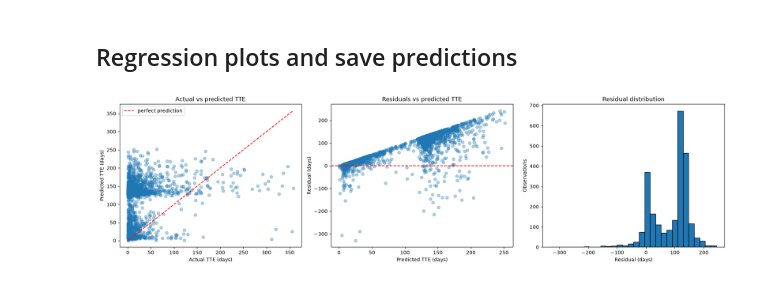
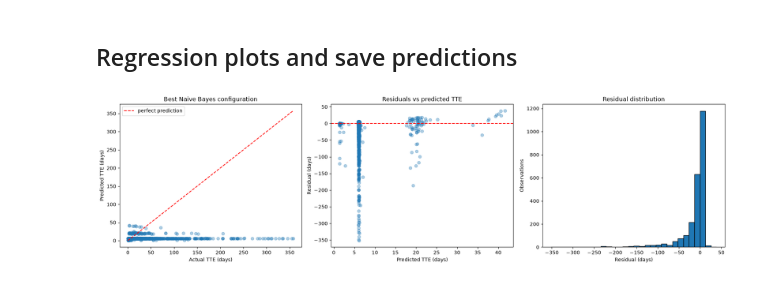
Before and after one commit to Sowmya-Ramesh-24/Satellite-Anomaly-Prediction-ML-Project, a Jupyter notebook: notebooks/naive_bayes.ipynb, the cells around one changed output. Drawn from its saved outputs; the diff is of its cells as text; code cells hidden in the pictures.

Commit message:
Updated Modified Naive Bayes Version

```diff
--- a/notebooks/naive_bayes.ipynb
+++ b/notebooks/naive_bayes.ipynb
@@ -196,60 +411,127 @@ Naive Bayes Survival RMSE: 107.400761 days
 # %% [markdown]
 ## Regression plots and save predictions
 # %%
+oof_pred = best_result["predictions"]
+fold = best_result["fold"]
 residuals = oof_pred - y
 fig, axes = plt.subplots(1, 3, figsize=(18, 5))
-
 axes[0].scatter(y, oof_pred, alpha=0.35)
 line_max = max(y.max(), oof_pred.max())
 axes[0].plot([0, line_max], [0, line_max], "r--", label="perfect prediction")
-axes[0].set_title("Actual vs predicted TTE")
+axes[0].set_title("Best Naive Bayes configuration")
 axes[0].set_xlabel("Actual TTE (days)")
 axes[0].set_ylabel("Predicted TTE (days)")
 axes[0].legend()
-
 axes[1].scatter(oof_pred, residuals, alpha=0.35)
 axes[1].axhline(0, color="r", linestyle="--")
 axes[1].set_title("Residuals vs predicted TTE")
 axes[1].set_xlabel("Predicted TTE (days)")
 axes[1].set_ylabel("Residual (days)")
-
 axes[2].hist(residuals, bins=30, edgecolor="black")
 axes[2].set_title("Residual distribution")
 axes[2].set_xlabel("Residual (days)")
 axes[2].set_ylabel("Observations")
-
 plt.tight_layout()
 plt.show()
 
+# Keep the previously recorded legacy baseline separate from the selected candidate.
+legacy_metrics = {"mae_days": 91.73294877493684, "rmse_days": 107.40076128452704, "rae": 30.151400538759887}
+legacy_row = experiment_table.configuration.eq("original_baseline")
+for metric_name, metric_value in legacy_metrics.items():
+    experiment_table.loc[legacy_row, metric_name] = metric_value
+experiment_table.loc[legacy_row, "rae_percent"] = legacy_metrics["rae"] * 100
+baseline_result.update(legacy_metrics)
 results_dir = PROJECT / "results"
 results_dir.mkdir(parents=True, exist_ok=True)
+
+# Selected model checks and survival-curve validity.
+check_train, check_test = next(kfold.split(X))
+check_features = best_result["features"]
+check_pipeline = Pipeline([
+    ("imputer", SimpleImputer(strategy="median")),
+    ("scaler", StandardScaler()),
+    ("regressor", make_estimator(
+        best_result["kind"], best_result["n_time_points"],
+        best_result["var_smoothing"], best_result["grid_strategy"],
+        best_result["integration"],
+    )),
+])
+check_pipeline.fit(X.iloc[check_train][check_features], y[check_train])
+check_estimator = check_pipeline.named_steps["regressor"]
+if isinstance(check_estimator, NaiveBayesSurvivalRegressor):
+    check_survival = check_estimator.predict_survival(
+        check_pipeline[:-1].transform(X.iloc[check_test][check_features])
+    )
+    if not np.isfinite(check_survival).all() or (check_survival < 0).any() or (check_survival > 1).any():
+        raise ValueError("Survival probabilities must stay within [0, 1].")
+    if (np.diff(check_survival, axis=1) > 1e-12).any():
+        raise ValueError("Survival probabilities must be non-increasing over time.")
+if len(oof_pred) != len(y) or not np.isfinite(oof_pred).all() or (oof_pred < 0).any():
+    raise ValueError("Predictions and targets must have matching finite valid values.")
+
+# Grouped robustness: this is a separate unseen-satellite evaluation.
+from sklearn.model_selection import GroupKFold
+grouped_kfold = GroupKFold(n_splits=C.N_SPLITS)
+grouped_predictions = np.full(len(df), np.nan)
+for train_idx, test_idx in grouped_kfold.split(X, y, groups=df["sat"]):
+    grouped_pipeline = Pipeline([
+        ("imputer", SimpleImputer(strategy="median")),
+        ("scaler", StandardScaler()),
+        ("regressor", make_estimator(
+            best_result["kind"], best_result["n_time_points"],
+            best_result["var_smoothing"], best_result["grid_strategy"],
+            best_result["integration"],
+        )),
+    ])
+    grouped_pipeline.fit(X.iloc[train_idx][check_features], y[train_idx])
+    grouped_predictions[test_idx] = grouped_pipeline.predict(X.iloc[test_idx][check_features])
+grouped_errors = grouped_predictions - y
+robustness_result = {
+    "evaluation": "GroupKFold by satellite",
+    "configuration": best_result["configuration"],
+    "mae_days": mean_absolute_error(y, grouped_predictions),
+    "rmse_days": mean_squared_error(y, grouped_predictions) ** 0.5,
+    "rae_percent": np.mean(np.abs(grouped_errors) / np.abs(y)) * 100,
+}
+
 pd.DataFrame({
     "actual_tte": y,
     "predicted_tte": oof_pred,
     "fold": fold,
-    "satellite": df["sat"].to_numpy()
+    "satellite": df["sat"].to_numpy(),
 }).to_csv(results_dir / "predictions_naive_bayes.csv", index=False)
-
-print(f"Saved predictions to {results_dir / 'predictions_naive_bayes.csv'}")
 
 metrics_row = pd.DataFrame([{
     "model": "Naive Bayes Survival",
     "model_key": "naive_bayes",
     "status": "success",
     "n_observations": len(df),
     "n_satellites": df.sat.nunique(),
     "cv_folds": C.N_SPLITS,
-    "rae": rae,
-    "rae_percent": rae * 100,
-    "mae_days": mae,
-    "rmse_days": rmse,
-    "configuration": json.dumps({"features": FEATURES, "cv": "shuffled KFold", "random_state": C.RANDOM_STATE})
+    "rae": best_result["rae"],
+    "rae_percent": best_result["rae"] * 100,
+    "mae_days": best_result["mae_days"],
+    "rmse_days": best_result["rmse_days"],
+    "configuration": json.dumps({
+        "features": best_result["features"],
+        "kind": best_result["kind"],
+        "n_time_points": best_result["n_time_points"],
+        "var_smoothing": best_result["var_smoothing"],
+        "grid_strategy": best_result["grid_strategy"],
+        "integration": best_result["integration"],
+        "scale": best_result["scale"],
+        "cv": "shuffled KFold",
+        "random_state": C.RANDOM_STATE,
+    }),
 }])
 metrics_path = results_dir / "metrics.csv"
 existing = pd.read_csv(metrics_path) if metrics_path.exists() else pd.DataFrame()
 if not existing.empty and "model_key" in existing.columns:
     existing = existing[existing.model_key != "naive_bayes"]
 pd.concat([existing, metrics_row], ignore_index=True).to_csv(metrics_path, index=False)
-print(f"Saved metrics to {metrics_path}")
+print(f"Best configuration: {best_result['configuration']}")
+print(f"MAE: {best_result['mae_days']:.6f} days; RMSE: {best_result['rmse_days']:.6f} days; RAE: {best_result['rae'] * 100:.6f}%")
+print(f"Grouped robustness: MAE {robustness_result['mae_days']:.6f}; RMSE {robustness_result['rmse_days']:.6f}; RAE {robustness_result['rae_percent']:.6f}%")
+print("Correctness checks passed: bounded monotonic survival, valid predictions, matching lengths.")
 # %% [output]
-[figure, old version]
+[figure, new version]
```
Also changed, not shown: parts of 4 cells of this notebook, 4 other files.
